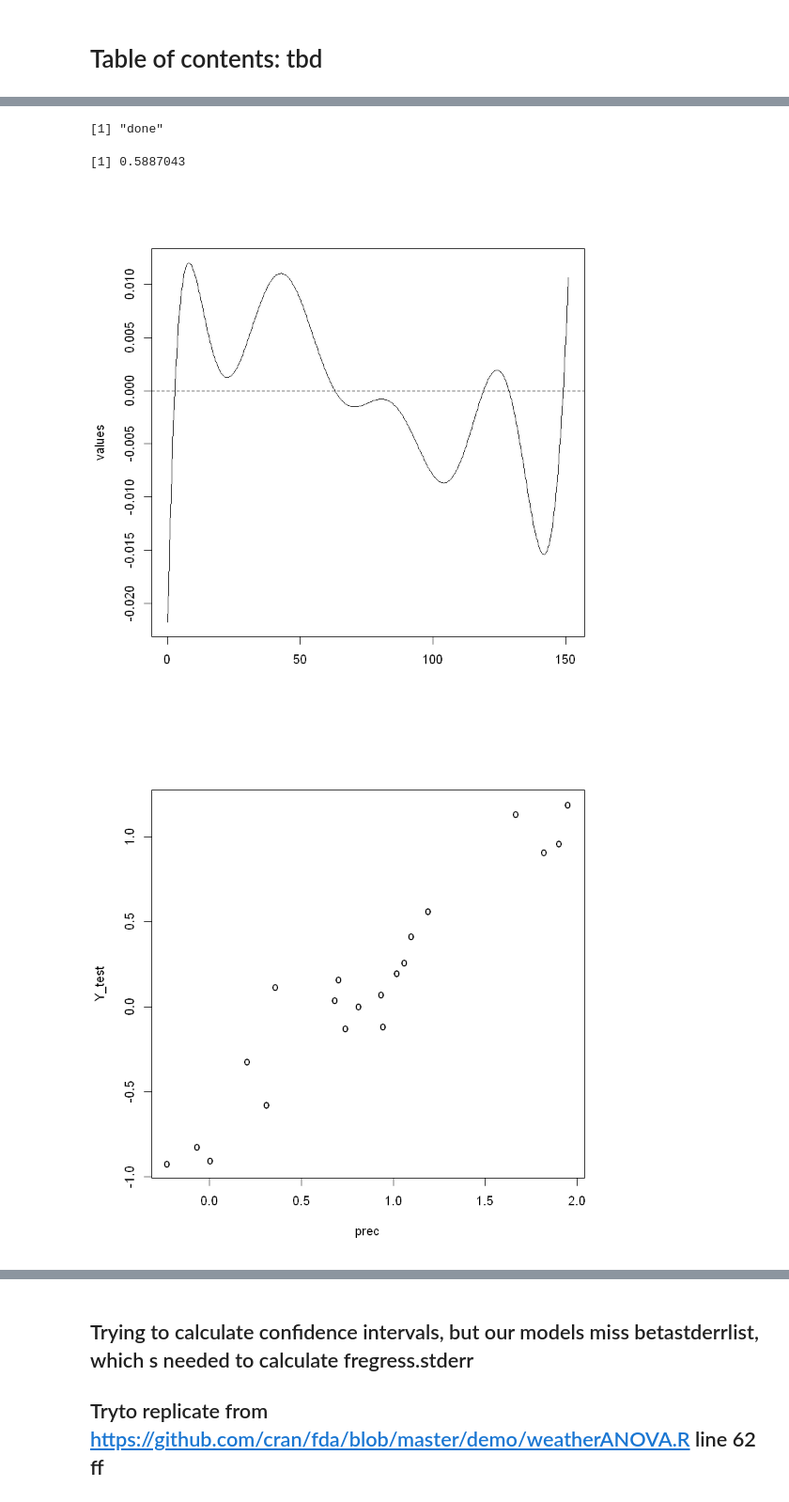
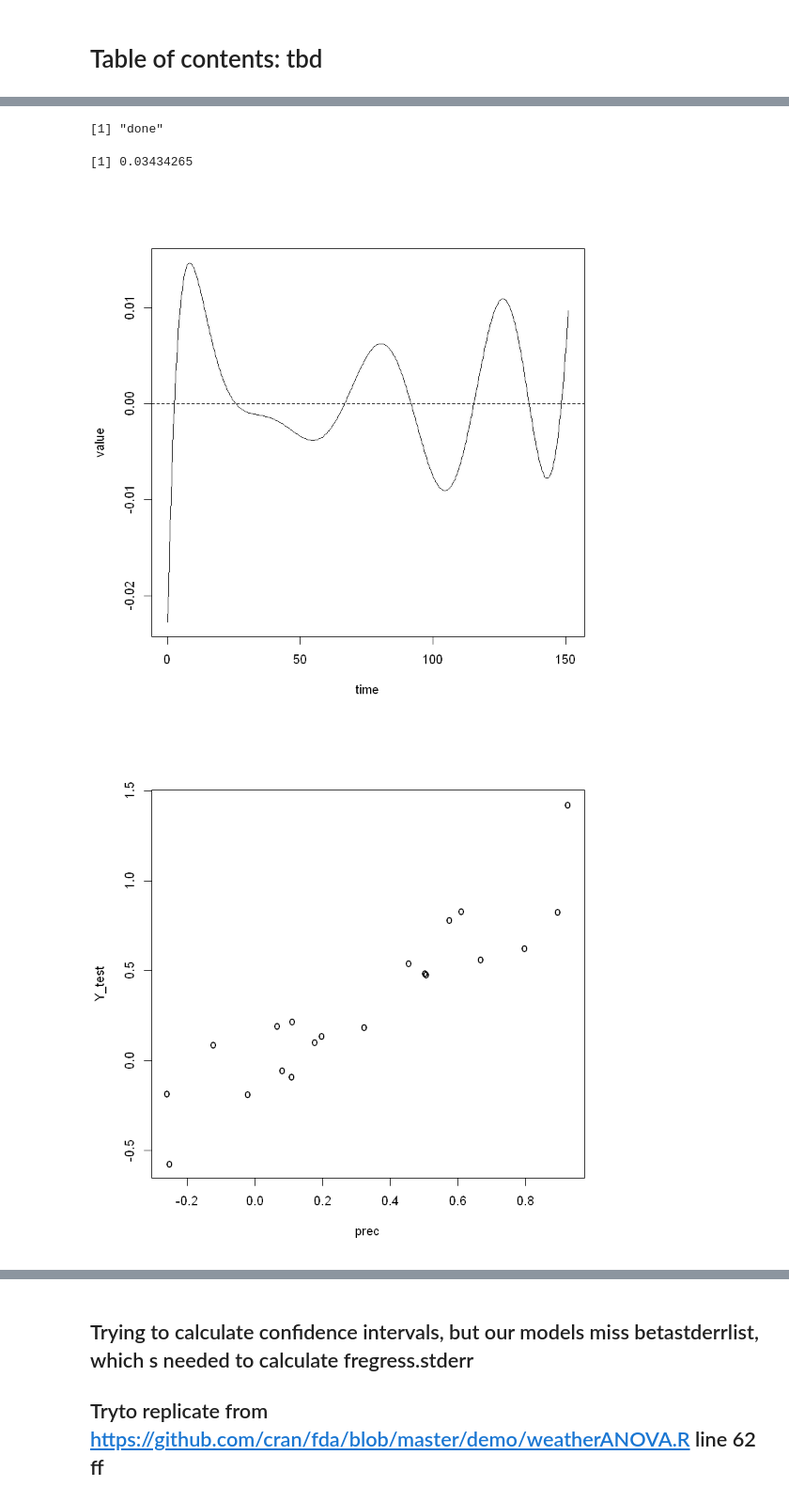
Before and after one commit to JakobJuergens/Basis_Choice_FLR, a Jupyter notebook: Code/simulation_study_approach.ipynb, the cells around one changed output, grey strips where cells are left out. Shown at 94% size. Cells and saved outputs as stored; diff of their text form; code cells hidden in the pictures.

```diff
--- a/Code/simulation_study_approach.ipynb
+++ b/Code/simulation_study_approach.ipynb
@@ -15,7 +16,7 @@ n_obs = 60
 n_var = 150 #number of vars
 test = seq(1,20,1)
 grid = seq(0, 1, length = n_var+1)
-beta1 = sin(grid * 2 * pi)
+beta1 = sin(grid * 5 * pi)
 beta2 = -dnorm(grid, mean=.2, sd=.03) +3*dnorm(grid, mean=.5,
 sd=.04)+dnorm(grid, mean=.75, sd=.05)
 
@@ -91,31 +89,30 @@ plot(smooth_basis_train_fd, ylab="", xlab="",col="gray")
 [figure]
 # %%
-xfdlist = list(const=rep(1, (n_obs-length(test))), smooth_basis=smooth_basis_train_fd)
+xfdlist = list( smooth_basis=smooth_basis_train_fd)
 betabasis1 <- create.constant.basis(c(0, (n_obs-length(test))))
-betabasis_test <- create.constant.basis(c(0, length(test)))
+#betabasis_test <- create.constant.basis(c(0, length(test)))
 betafd1    <- fd(0, betabasis1)
 betafdPar1 <- fdPar(betafd1)
 betafd2    <- create.bspline.basis(rangeval = c(0, n_var+1), nbasis = 12, 7)
 betafdPar2  <- fdPar(betafd2)
-betalist <- list(const=betafdPar1, smooth_basis_fd=betafdPar2)
+betalist <- list(smooth_basis_fd=betafdPar2)
 
-cMap = smooth_basis_train$y2cMap # a matrix that contains the linear transformation that takes the raw data values into the coefficients defining a smooth functional data object
 
-f_regress <- fRegress(y = Y_train, xfdlist, betalist, y2cMap = cMap)
-
+#cMap = smooth_basis_train$y2cMap # a matrix that contains the linear transformation that takes the raw data values into the coefficients defining a smooth functional data object
+# cMpa can be added to f_regress
+f_regress <- fRegress(y = Y_train, xfdlist, betalist, y2cMap = smooth_basis_train$y2cMap)
 # also possible to use formula interface:
-#f_regress2 <- fRegress(Y_train ~ smooth_basis_train_fd)
+f_regress2 <- fRegress(Y_train ~ smooth_basis_train_fd)
 prec <- predict.fRegress(object = f_regress,
-                newdata = list(const = fd(matrix(rep(1, length(test)), 1, length(test)), betabasis_test),
-                               data = smooth_basis_test_fd))
+                newdata = list(data = smooth_basis_test_fd))
 
 # #  plot the data and the fit
-plot(f_regress$betaestlist[[2]])
+plot(f_regress2$betaestlist[[2]])
 MSE_test <- mean((Y_test-prec)^2)
 print(MSE_test)
 plot(prec, Y_test, type="p", pch="o")
 # %% [output]
 [1] "done"
-[1] 0.5887043
+[1] 0.03434265
-[figure, old version]
+[figure, new version]
-[figure, old version]
+[figure, new version]
```
Also changed, not shown: parts of 14 cells of this notebook.
